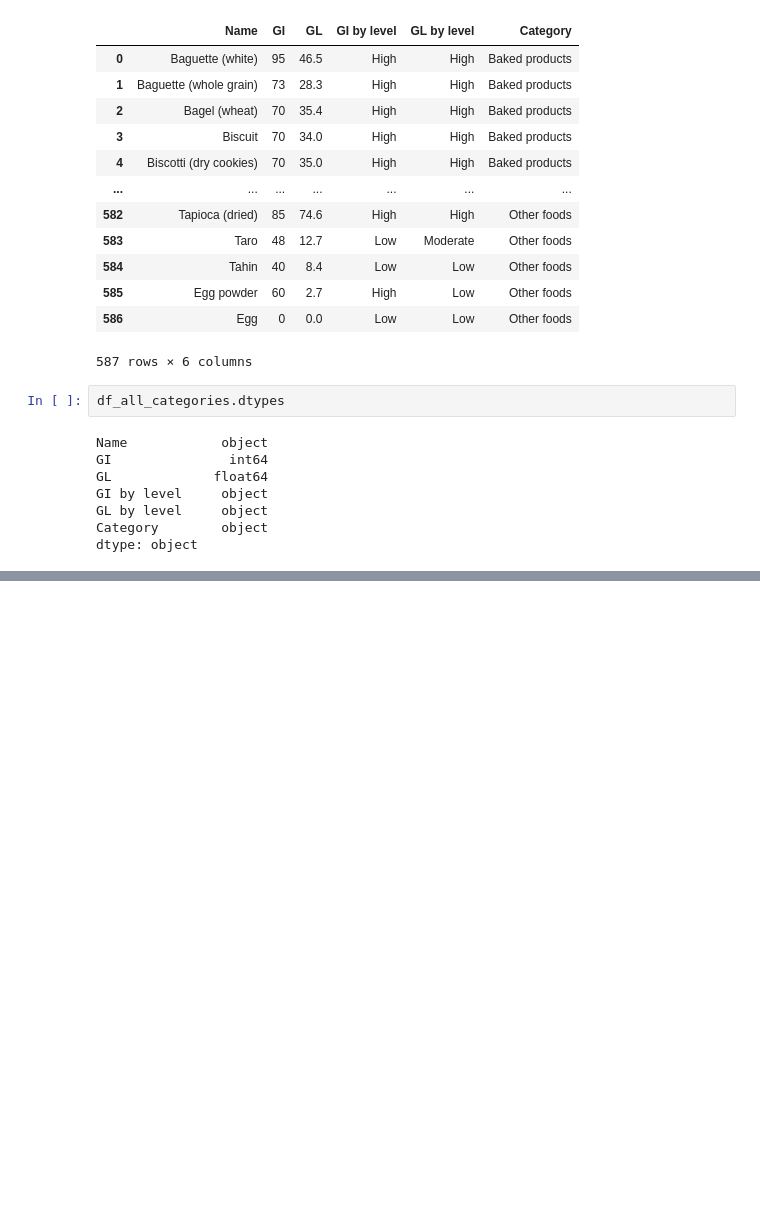
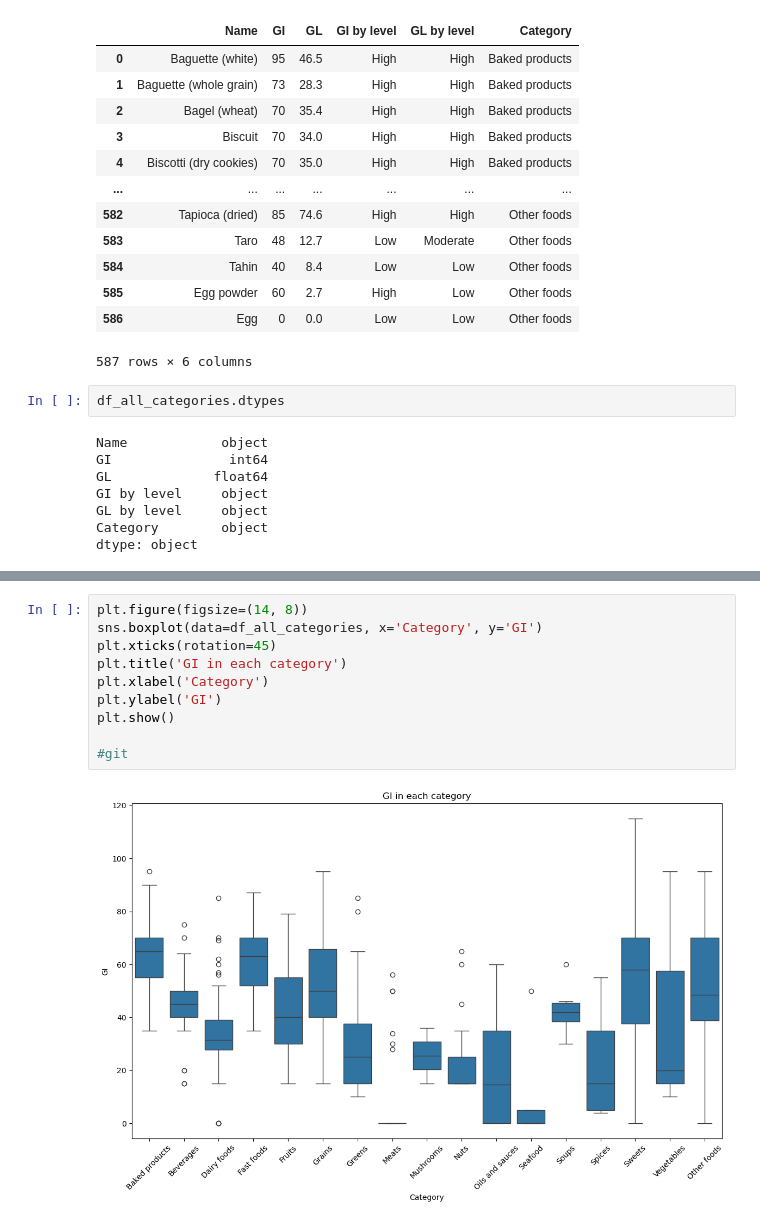
Before and after one commit to KacperWalkusz/Project-Healthy-Food-Analysis, a Jupyter notebook: GI and GL - webscraping.ipynb, the cells around one changed output, grey strips where cells are left out. Cells and saved outputs as stored; diff of their text form; blank space fills up the shorter version.

```diff
--- a/GI and GL - webscraping.ipynb
+++ b/GI and GL - webscraping.ipynb
@@ -1171,0 +1197,12 @@ dtype: object
+# %%
+plt.figure(figsize=(14, 8))
+sns.boxplot(data=df_all_categories, x='Category', y='GI')
+plt.xticks(rotation=45)
+plt.title('GI in each category')
+plt.xlabel('Category')
+plt.ylabel('GI')
+plt.show()
+
+#git
+# %% [output]
+[figure, added]
```
Also changed, not shown: parts of 11 cells of this notebook.
